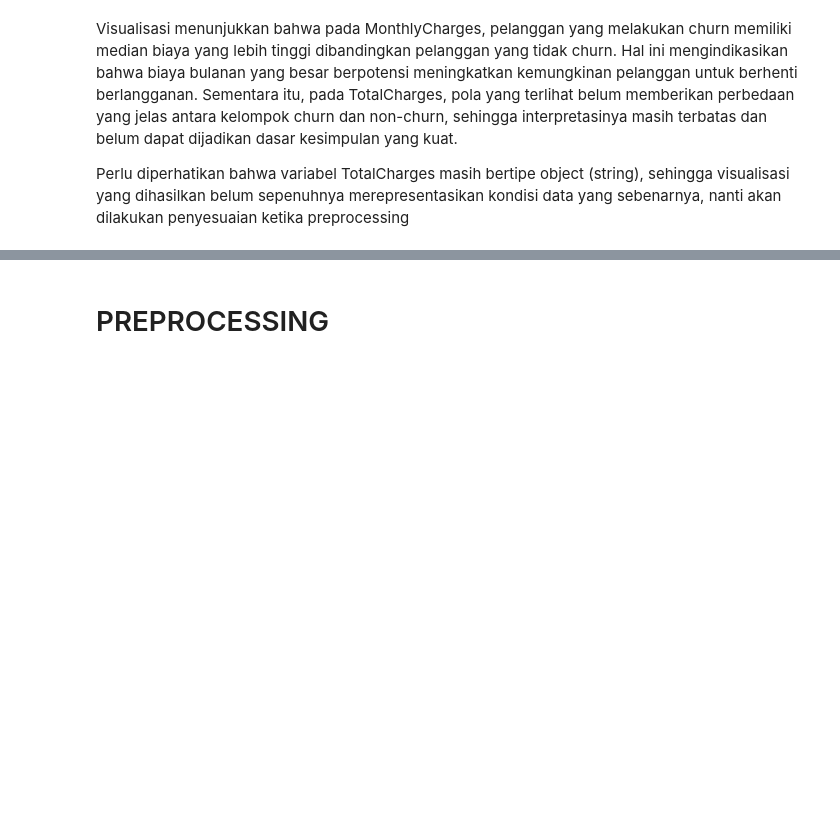
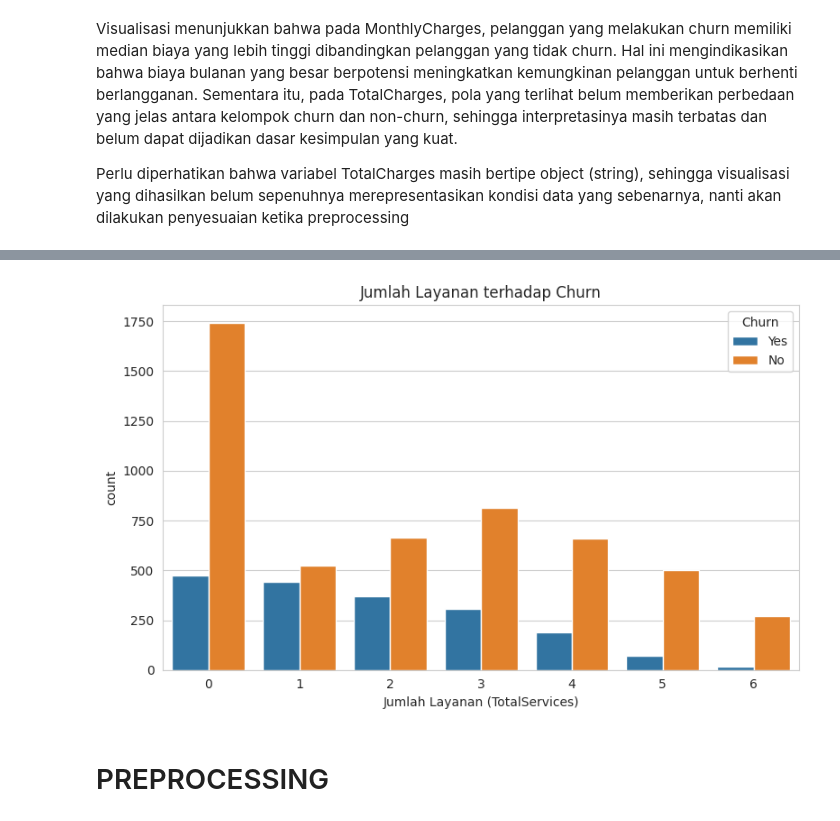
Before and after one commit to PrimaSembiring/telco-costumer-churn, a Jupyter notebook: use_LightGBM.ipynb, the cells around one changed output, grey strips where cells are left out. Saved outputs shown, nothing was run; the diff lists cells and outputs as text; code cells hidden in the pictures; blank space fills up the shorter version.

```diff
--- a/use_LightGBM.ipynb
+++ b/use_LightGBM.ipynb
@@ -196,16 +203,18 @@ Perlu diperhatikan bahwa variabel TotalCharges masih bertipe object (string), se
 # %%
-# # Analisis Pengaruh Jumlah Layanan terhadap Churn
-# plt.figure(figsize=(8,5))
+# Analisis Pengaruh Jumlah Layanan terhadap Churn
+plt.figure(figsize=(8,5))
 
-# df['TotalServices'] = df[features].apply(lambda x: (x == 'Yes').sum(), axis=1)
-# sns.set_style("whitegrid")
-# sns.countplot(x='TotalServices', hue='Churn', data=df)
+df['TotalServices'] = df[features].apply(lambda x: (x == 'Yes').sum(), axis=1)
+sns.set_style("whitegrid")
+sns.countplot(x='TotalServices', hue='Churn', data=df)
 
-# plt.title('Jumlah Layanan terhadap Churn')
-# plt.xlabel('Jumlah Layanan (TotalServices)')
+plt.title('Jumlah Layanan terhadap Churn')
+plt.xlabel('Jumlah Layanan (TotalServices)')
 
-# plt.tight_layout()
-# plt.show()
+plt.tight_layout()
+plt.show()
+# %% [output]
+[figure, added]
 # %% [markdown]
 # PREPROCESSING
 # %%
```
Also changed, not shown: parts of 27 cells of this notebook.
